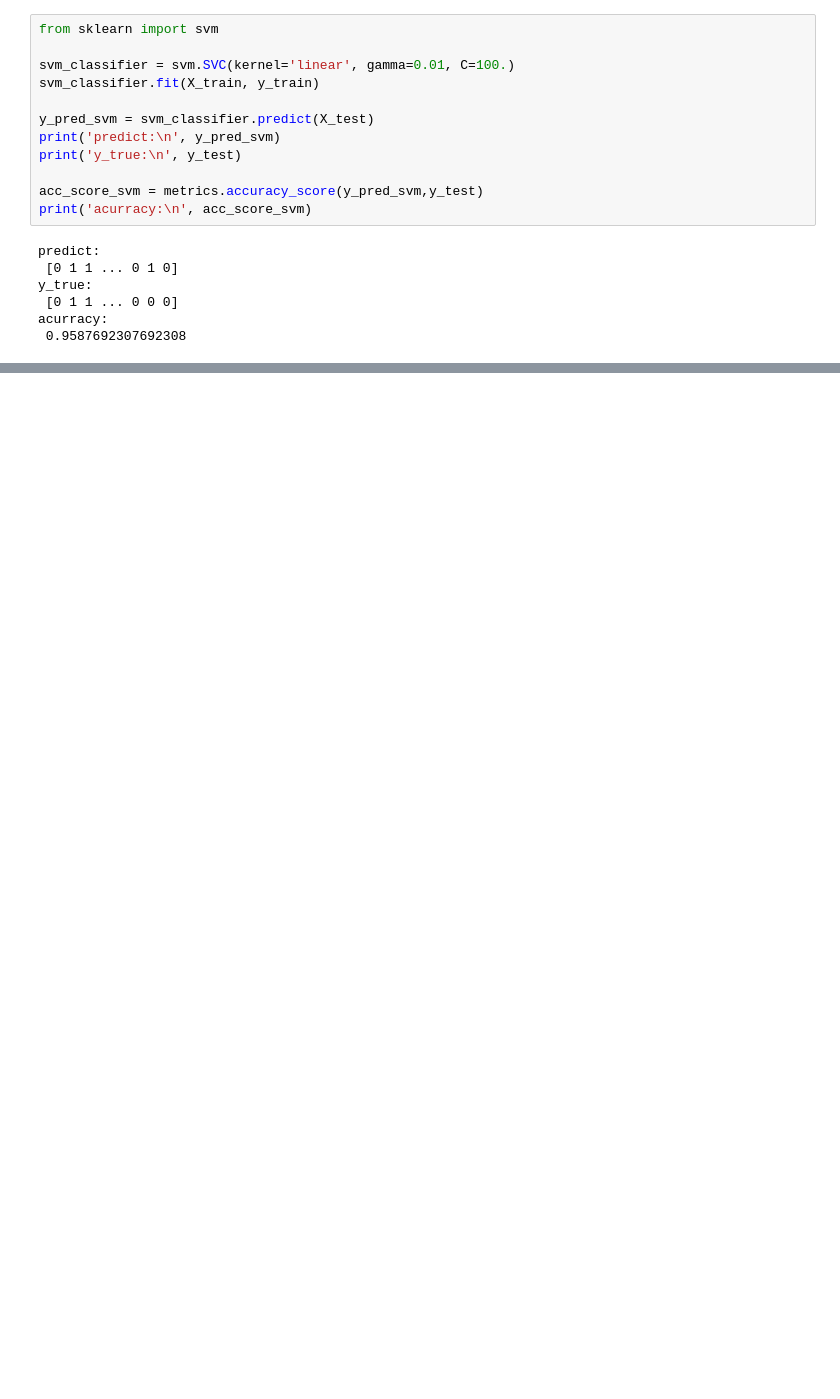
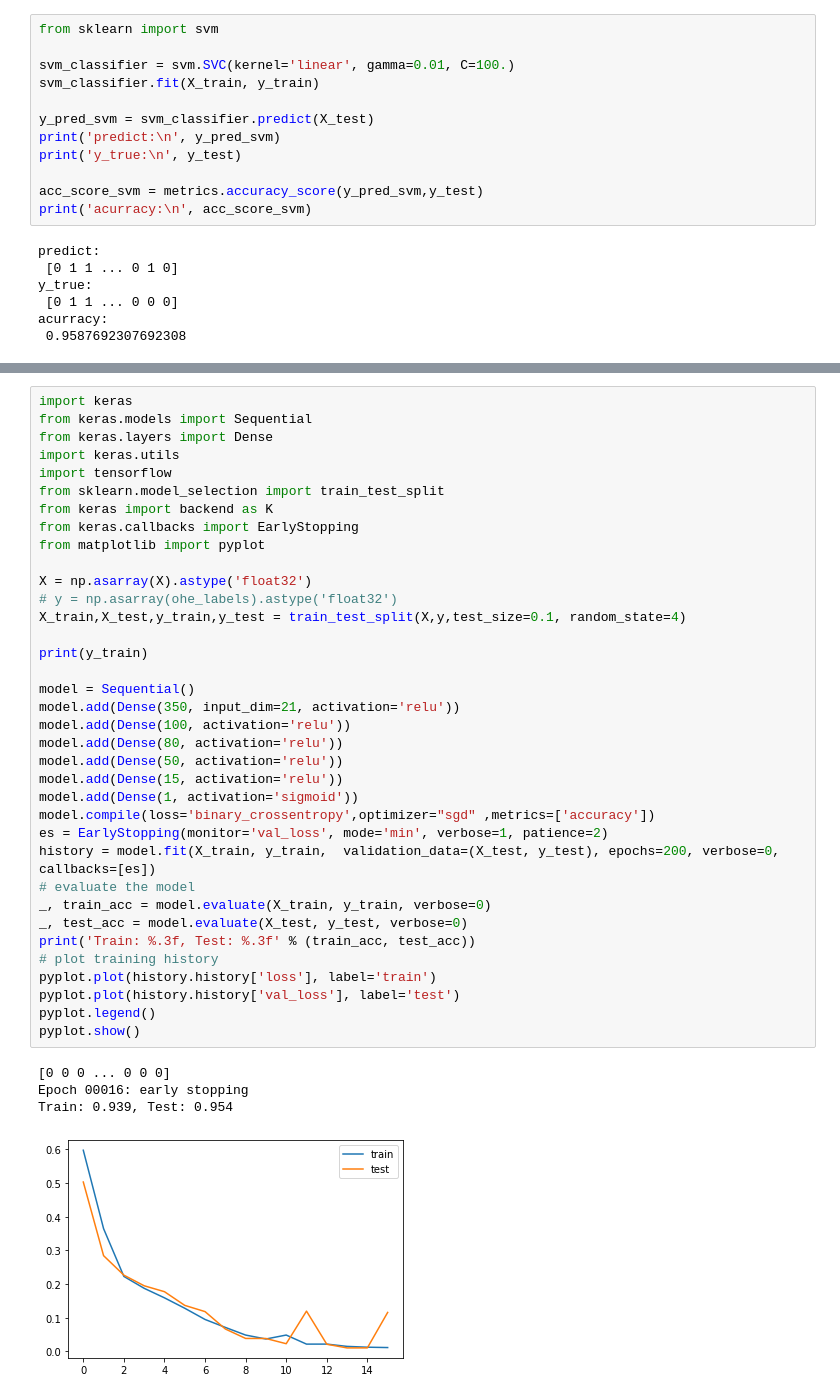
Before and after one commit to daocaman/ck_hm, a Jupyter notebook: cau04.ipynb, the cells around one changed output, grey strips where cells are left out. Drawn from its saved outputs; the diff is of its cells as text; blank space fills up the shorter version.

```diff
--- a/cau04.ipynb
+++ b/cau04.ipynb
@@ -116,0 +177,41 @@ Please also refer to the documentation for alternative solver options:
+# %%
+import keras
+from keras.models import Sequential
+from keras.layers import Dense
+import keras.utils
+import tensorflow
+from sklearn.model_selection import train_test_split
+from keras import backend as K
+from keras.callbacks import EarlyStopping
+from matplotlib import pyplot
+
+X = np.asarray(X).astype('float32')
+# y = np.asarray(ohe_labels).astype('float32')
+X_train,X_test,y_train,y_test = train_test_split(X,y,test_size=0.1, random_state=4)
+
+print(y_train)
+
+model = Sequential()
+model.add(Dense(350, input_dim=21, activation='relu'))
+model.add(Dense(100, activation='relu'))
+model.add(Dense(80, activation='relu'))
+model.add(Dense(50, activation='relu'))
+model.add(Dense(15, activation='relu'))
+model.add(Dense(1, activation='sigmoid'))
+model.compile(loss='binary_crossentropy',optimizer="sgd" ,metrics=['accuracy'])
+es = EarlyStopping(monitor='val_loss', mode='min', verbose=1, patience=2)
+history = model.fit(X_train, y_train,  validation_data=(X_test, y_test), epochs=200, verbose=0, callbacks=[es])
+# evaluate the model
+_, train_acc = model.evaluate(X_train, y_train, verbose=0)
+_, test_acc = model.evaluate(X_test, y_test, verbose=0)
+print('Train: %.3f, Test: %.3f' % (train_acc, test_acc))
+# plot training history
+pyplot.plot(history.history['loss'], label='train')
+pyplot.plot(history.history['val_loss'], label='test')
+pyplot.legend()
+pyplot.show()
+# %% [output]
+[0 0 0 ... 0 0 0]
+Epoch 00016: early stopping
+Train: 0.939, Test: 0.954
+[figure, added]
```
Also changed, not shown: parts of 6 cells of this notebook.
